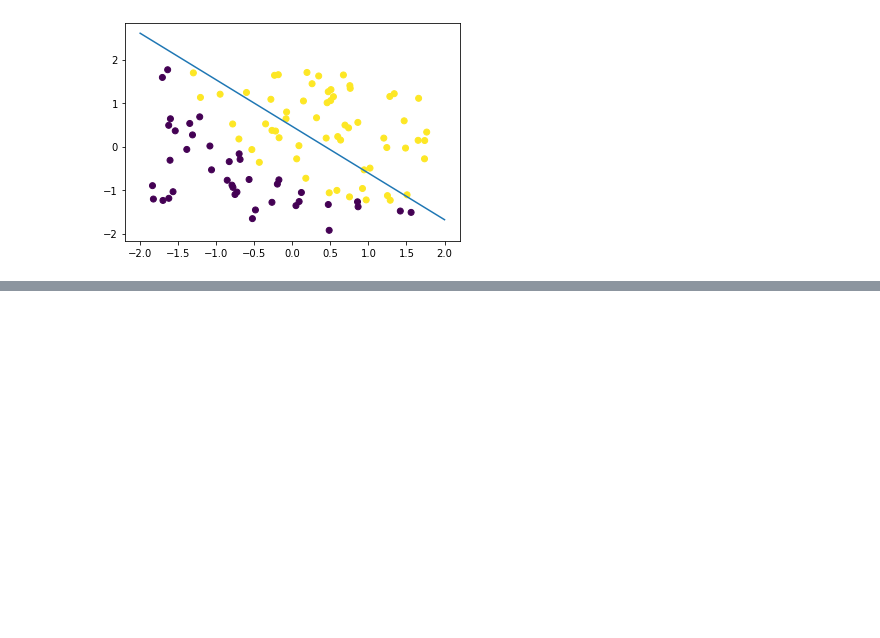
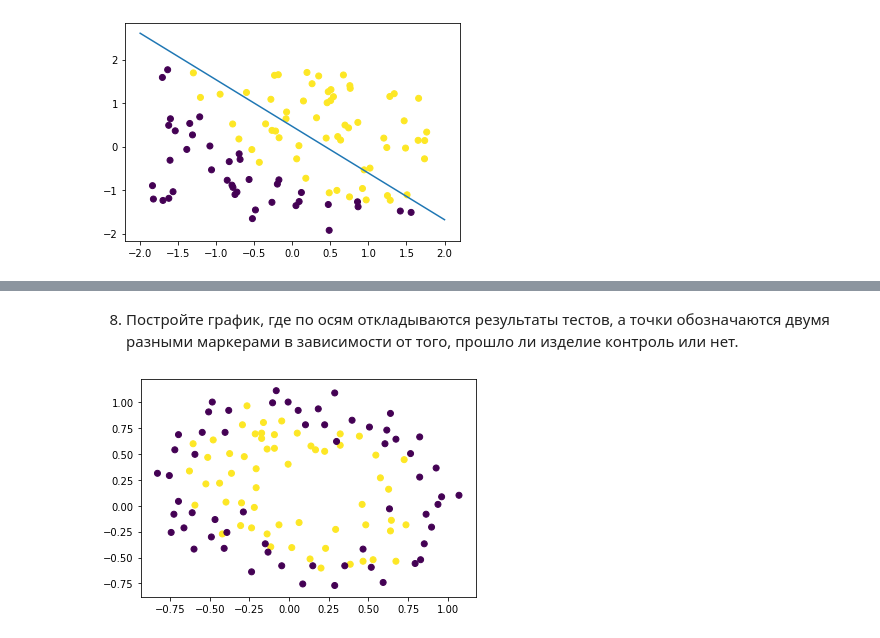
Before and after one commit to ByMyTry/MO_3sem, a Jupyter notebook: laba2/laba2.ipynb, the cells around one changed output, grey strips where cells are left out. Cells and saved outputs as stored; diff of their text form; code cells hidden in the pictures; blank space fills up the shorter version.

```diff
--- a/laba2/laba2.ipynb
+++ b/laba2/laba2.ipynb
@@ -348,0 +294,6 @@ lr_grad.fit(scaled_data1, labels1, optimizer='grad', verbosity=True)
+# %%
+files_paths = [os.path.join(DATA_PATH, name) for name in files_names]
+
+сolumns = ['результат первого теста', 'результат второго теста', 'результат прохождения контроля']
+df2 = pd.read_csv(files_paths[1], header=None, names=сolumns)
+df2
@@ -348,0 +314,9 @@ lr_grad.fit(scaled_data1, labels1, optimizer='grad', verbosity=True)
+# %% [markdown]
+8) Постройте график, где по осям откладываются результаты тестов, а точки обозначаются двумя разными маркерами в зависимости от того, прошло ли изделие контроль или нет.
+# %%
+plt.scatter(df2['результат первого теста'].values,
+            df2['результат второго теста'].values,
+            c=df2['результат прохождения контроля'].values)
+plt.show()
+# %% [output]
+[figure, added]
```
Also changed, not shown: parts of 19 cells of this notebook.
